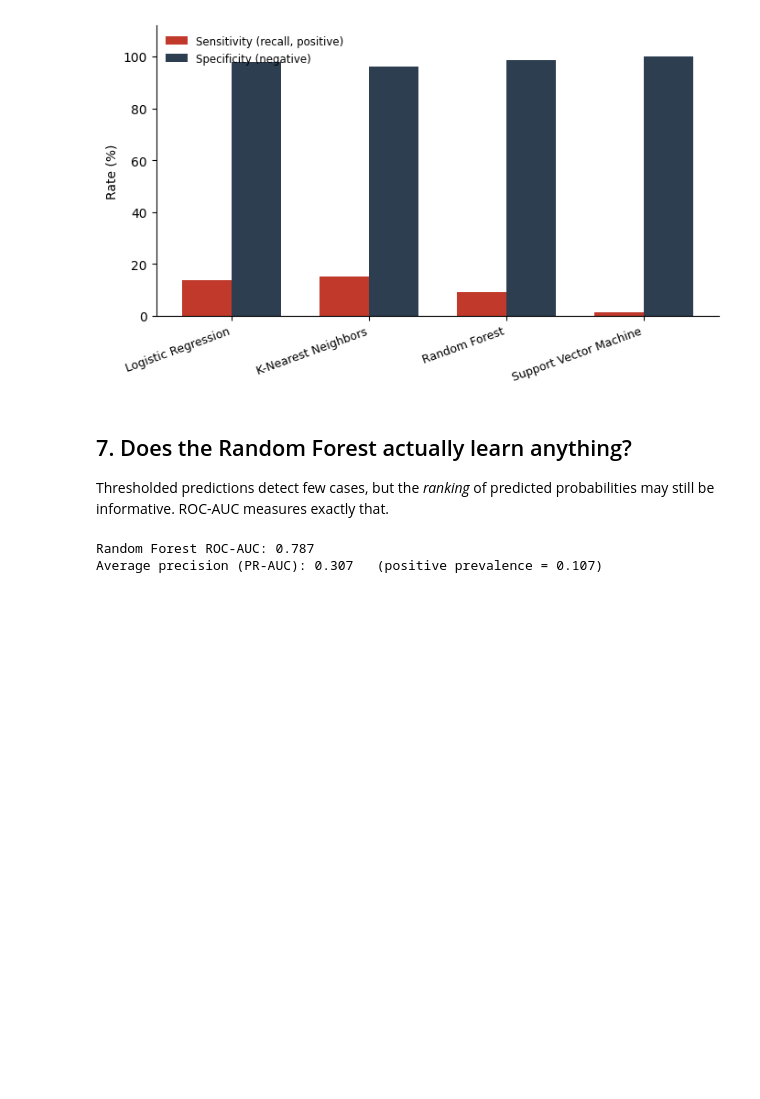
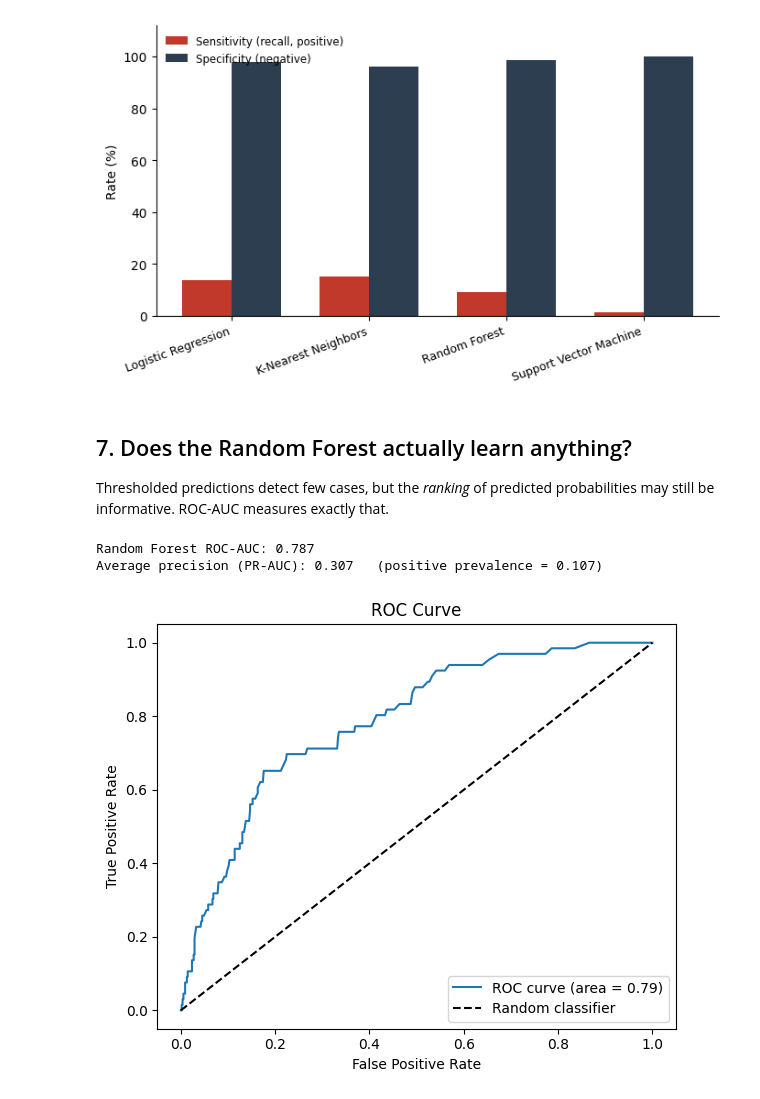
Before and after one commit to adamissac/heart-disease-imbalanced-ml, a Jupyter notebook: heart_disease_imbalanced_classification.ipynb, the cells around one changed output. Cells and saved outputs as stored; diff of their text form; code cells hidden in the pictures; blank space fills up the shorter version.

Commit message:
notebook: plot RF ROC curve and report AUC
Co-authored-by: Adam Issac <adamissac@users.noreply.github.com>

```diff
--- a/heart_disease_imbalanced_classification.ipynb
+++ b/heart_disease_imbalanced_classification.ipynb
@@ -249,3 +249,15 @@ print(f"Average precision (PR-AUC): {ap:.3f}   (positive prevalence = {y_test.me
 # %% [output]
 Random Forest ROC-AUC: 0.787
 Average precision (PR-AUC): 0.307   (positive prevalence = 0.107)
+# %%
+fpr, tpr, thresholds = roc_curve(y_test, proba, pos_label=1)
+plt.figure(figsize=(6, 5))
+plt.plot(fpr, tpr, label=f"ROC curve (area = {roc_auc:.2f})")
+plt.plot([0, 1], [0, 1], "k--", label="Random classifier")
+plt.xlabel("False Positive Rate"); plt.ylabel("True Positive Rate")
+plt.title("ROC Curve"); plt.legend(loc="lower right")
+plt.tight_layout()
+plt.savefig("figures/roc_curve.png", dpi=300, bbox_inches="tight")
+plt.show()
+# %% [output]
+[figure, added]
```
